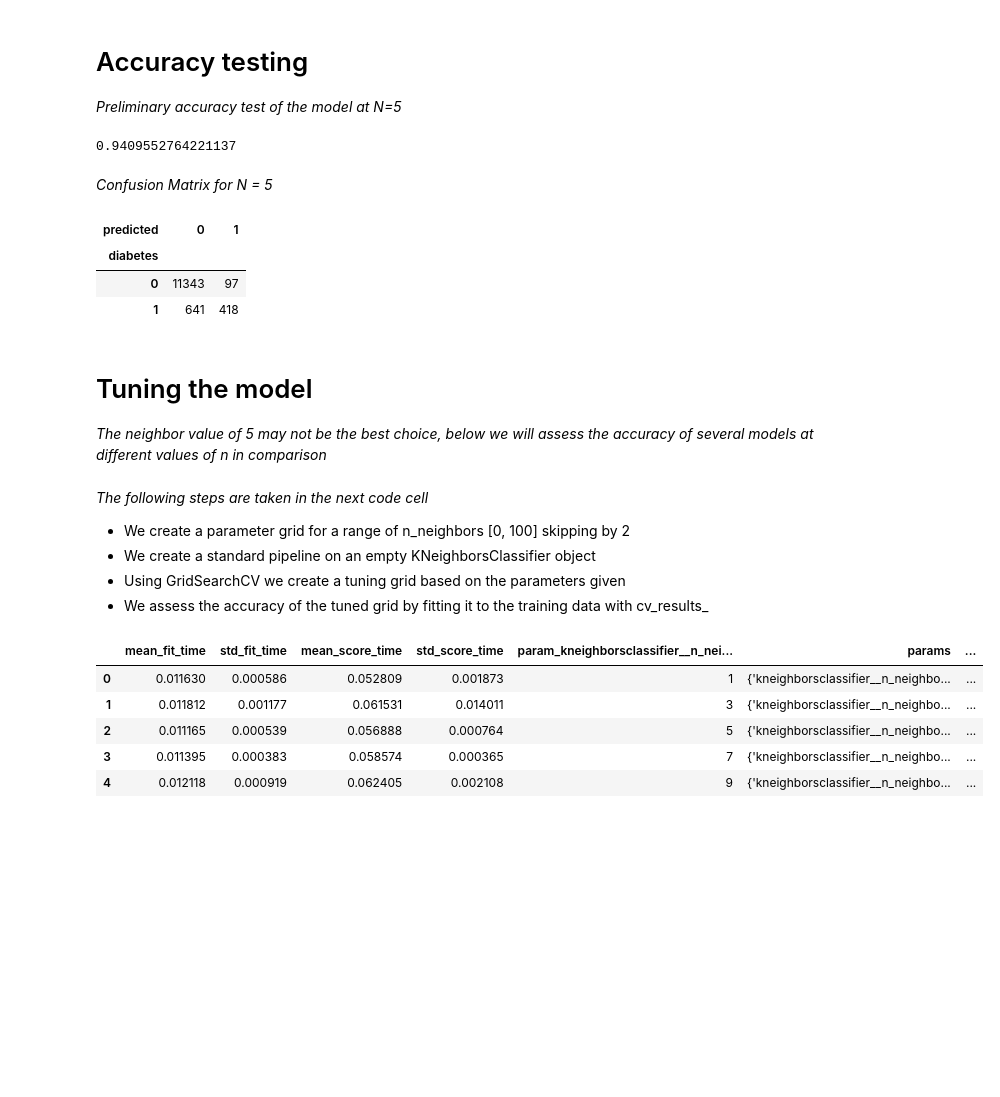
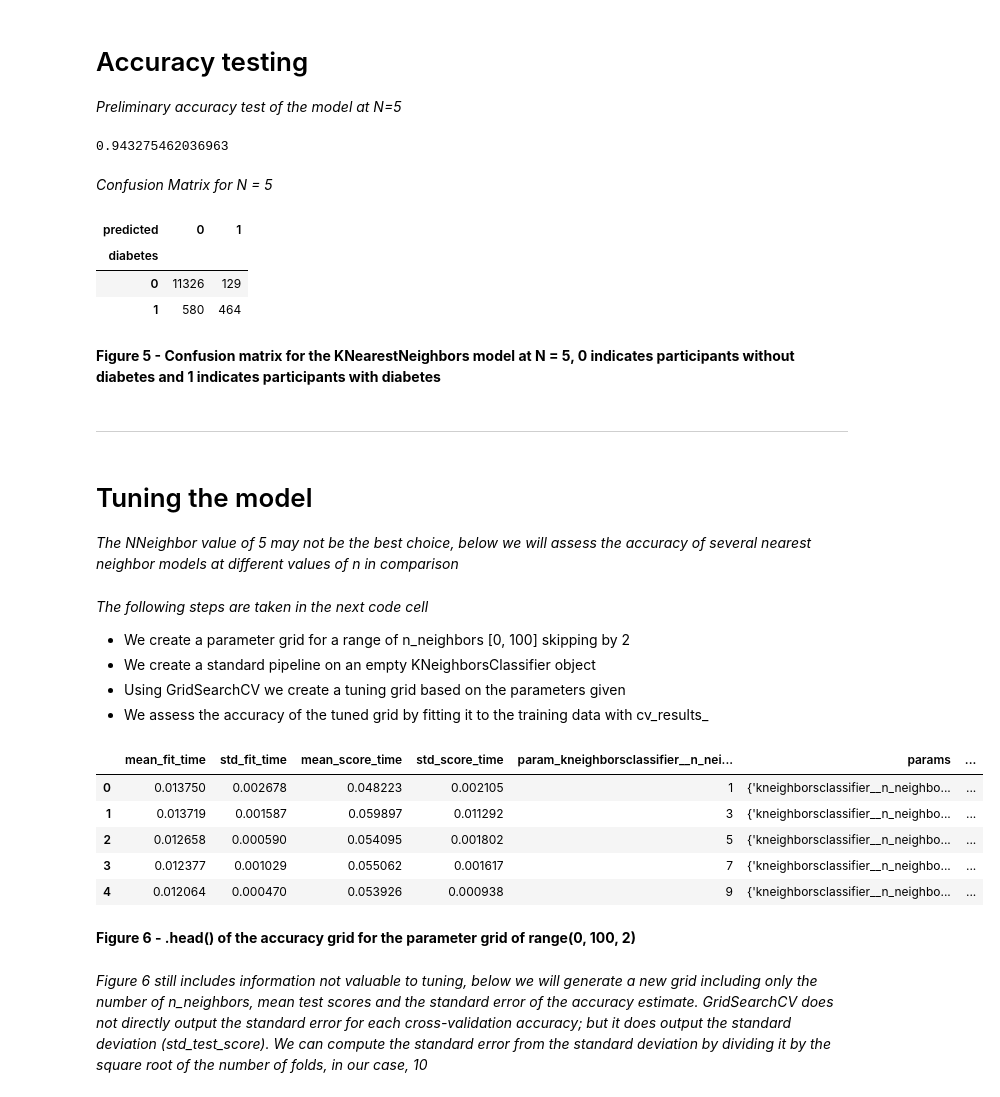
Before and after one commit to Angry-Cub/dsci-100-group-4, a Jupyter notebook: workspace.ipynb, the cells around one changed output. Cells and saved outputs as stored; diff of their text form; code cells hidden in the pictures; blank space fills up the shorter version.

```diff
--- a/workspace.ipynb
+++ b/workspace.ipynb
@@ -293,10 +239,5 @@ from sklearn.pipeline import make_pipeline
 # %%
-unscaled_diabetes = diabetes.copy()
-
-unscaled_diabetes['gender'] = unscaled_diabetes['gender'].replace({
-   'Female' : 0,
-   'Male' : 1
-})
+unscaled_diabetes = diabetes.copy().drop(columns="gender")
 
 diabetes_train, diabetes_test = train_test_split(unscaled_diabetes, train_size=.75)
 diabetes_train = diabetes_train.reset_index(drop=True)
@@ -312,13 +253,13 @@ diabetes_test = diabetes_test.reset_index(drop=True)
 knn = KNeighborsClassifier(n_neighbors=5)
 
 diabetes_preprocessor = make_column_transformer(
-    (StandardScaler(), ["gender", "age", "bmi", "blood_glucose_level"]),
+    (StandardScaler(), ["age", "bmi", "blood_glucose_level"]),
     remainder='passthrough',
     verbose_feature_names_out=False
 )
 
 
-X = diabetes_train[["gender", "age", "bmi", "blood_glucose_level"]]
+X = diabetes_train[["age", "bmi", "blood_glucose_level"]]
 y = diabetes_train["diabetes"]
 
 
@@ -326,7 +267,5 @@ diabetes_pipe = make_pipeline(diabetes_preprocessor, knn).fit(X, y)
 
 
 diabetest_test_predictions = diabetes_test.assign(
-    predicted = diabetes_pipe.predict(diabetes_test[["gender", "age", "bmi", "blood_glucose_level"]])
+    predicted = diabetes_pipe.predict(diabetes_test[["age", "bmi", "blood_glucose_level"]])
 )
-
-diabetest_test_predictions
@@ -349,13 +274,13 @@ diabetest_test_predictions
 
 *Preliminary accuracy test of the model at N=5*
 # %%
-cancer_acc_1 = diabetes_pipe.score(
-    diabetes_test[["gender", "age", "bmi", "blood_glucose_level"]],
+diabetes_acc_1 = diabetes_pipe.score(
+    diabetes_test[["age", "bmi", "blood_glucose_level"]],
     diabetes_test["diabetes"]
 )
-cancer_acc_1
+diabetes_acc_1
 # %% [output]
-0.9409552764221137
+0.943275462036963
 # %% [markdown]
 *Confusion Matrix for N = 5*
 # %%
@@ -366,12 +291,16 @@ pd.crosstab(
 # %% [output]
 | predicted | 0 | 1 |
 | diabetes |  |  |
-| 0 | 11343 | 97 |
-| 1 | 641 | 418 |
+| 0 | 11326 | 129 |
+| 1 | 580 | 464 |
+# %% [markdown]
+**Figure 5 - Confusion matrix for the KNearestNeighbors model at N = 5, 0 indicates participants without diabetes and 1 indicates participants with diabetes**
+# %% [markdown]
+-------------------------------------------------------------------------------------------------------------------------------------------------------------------------------------------------------------
 # %% [markdown]
 # Tuning the model
 
-*The neighbor value of 5 may not be the best choice, below we will assess the accuracy of several models at different values of n in comparison*
+*The NNeighbor value of 5 may not be the best choice, below we will assess the accuracy of several nearest neighbor models at different values of n in comparison*
 # %% [markdown]
 *The following steps are taken in the next code cell*
 - We create a parameter grid for a range of n_neighbors [0, 100] skipping by 2
@@ -381,34 +310,38 @@ pd.crosstab(
 # %%
 parameter_grid = {
     "kneighborsclassifier__n_neighbors": range(1, 100, 2),
 }
 
 knn = KNeighborsClassifier()
 diabetes_tune_pipe = make_pipeline(diabetes_preprocessor, knn)
 
 from sklearn.model_selection import GridSearchCV
 
 cancer_tune_grid = GridSearchCV(
     estimator=diabetes_tune_pipe,
     param_grid=parameter_grid,
     cv=10
 )
 
 accuracies_grid = pd.DataFrame(
     cancer_tune_grid.fit(
-        diabetes_train[["gender", "age", "bmi", "blood_glucose_level"]],
+        diabetes_train[["age", "bmi", "blood_glucose_level"]],
         diabetes_train["diabetes"]
     ).cv_results_
 )
 
 accuracies_grid.head()
 # %% [output]
 |  | mean_fit_time | std_fit_time | mean_score_time | std_score_time | param_kneighborsclassifier__n_nei... | params | ... |
-| 0 | 0.011630 | 0.000586 | 0.052809 | 0.001873 | 1 | {'kneighborsclassifier__n_neighbo... | ... |
-| 1 | 0.011812 | 0.001177 | 0.061531 | 0.014011 | 3 | {'kneighborsclassifier__n_neighbo... | ... |
-| 2 | 0.011165 | 0.000539 | 0.056888 | 0.000764 | 5 | {'kneighborsclassifier__n_neighbo... | ... |
-| 3 | 0.011395 | 0.000383 | 0.058574 | 0.000365 | 7 | {'kneighborsclassifier__n_neighbo... | ... |
-| 4 | 0.012118 | 0.000919 | 0.062405 | 0.002108 | 9 | {'kneighborsclassifier__n_neighbo... | ... |
+| 0 | 0.013750 | 0.002678 | 0.048223 | 0.002105 | 1 | {'kneighborsclassifier__n_neighbo... | ... |
+| 1 | 0.013719 | 0.001587 | 0.059897 | 0.011292 | 3 | {'kneighborsclassifier__n_neighbo... | ... |
+| 2 | 0.012658 | 0.000590 | 0.054095 | 0.001802 | 5 | {'kneighborsclassifier__n_neighbo... | ... |
+| 3 | 0.012377 | 0.001029 | 0.055062 | 0.001617 | 7 | {'kneighborsclassifier__n_neighbo... | ... |
+| 4 | 0.012064 | 0.000470 | 0.053926 | 0.000938 | 9 | {'kneighborsclassifier__n_neighbo... | ... |
+# %% [markdown]
+**Figure 6 - .head() of the accuracy grid for the parameter grid of range(0, 100, 2)**
+# %% [markdown]
+*Figure 6 still includes information not valuable to tuning, below we will generate a new grid including only the number of n_neighbors, mean test scores and the standard error of the accuracy estimate. GridSearchCV does not directly output the standard error for each cross-validation accuracy; but it does output the standard deviation (std_test_score). We can compute the standard error from the standard deviation by dividing it by the square root of the number of folds, in our case, 10*
 # %%
 accuracies_grid = (
     accuracies_grid[["param_kneighborsclassifier__n_neighbors", "mean_test_score", "std_test_score"]].assign(sem_test_score=accuracies_grid["std_test_score"] / 10**(1/2)).rename(columns={"param_kneighborsclassifier__n_neighbors": "n_neighbors"}).drop(columns=["std_test_score"])
```
Also changed, not shown: parts of 39 cells of this notebook.
